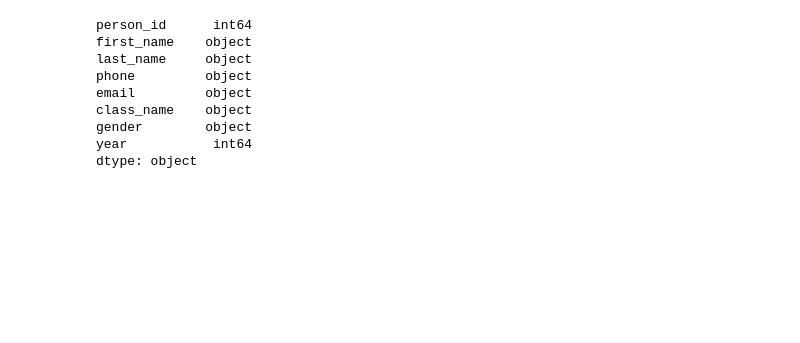
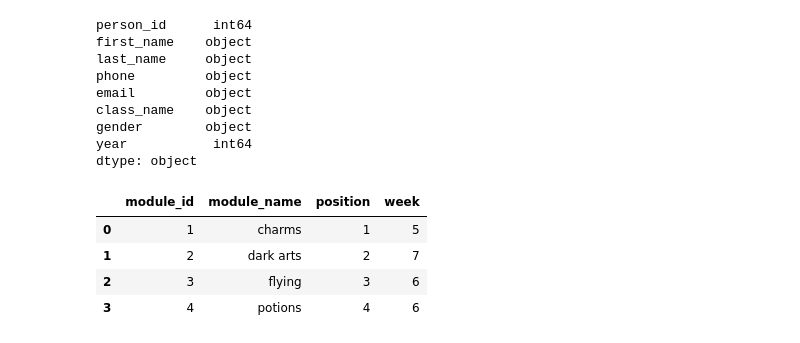
Before and after one commit to SamNgigi/ms_data_engineer_assessment, a Jupyter notebook: solution/solution.ipynb, the cells around one changed output. Drawn from its saved outputs; the diff is of its cells as text; code cells hidden in the pictures; blank space fills up the shorter version.

```diff
--- a/solution/solution.ipynb
+++ b/solution/solution.ipynb
@@ -809,3 +840,12 @@ class_name    object
 gender        object
 year           int64
 dtype: object
+# %%
+modules_df.rename(columns={"id": "module_id"}, inplace=True)
+modules_df
+# %% [output]
+|  | module_id | module_name | position | week |
+| 0 | 1 | charms | 1 | 5 |
+| 1 | 2 | dark arts | 2 | 7 |
+| 2 | 3 | flying | 3 | 6 |
+| 3 | 4 | potions | 4 | 6 |
```
Also changed, not shown: parts of 14 cells of this notebook, 6 other files.
